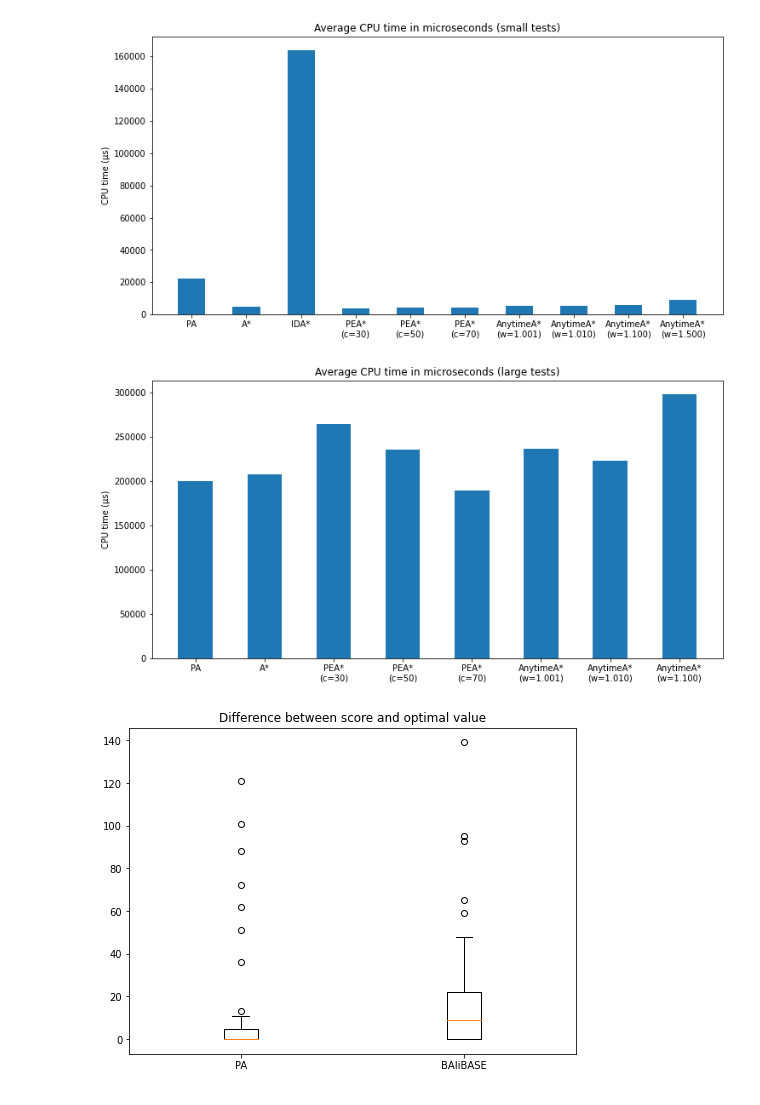
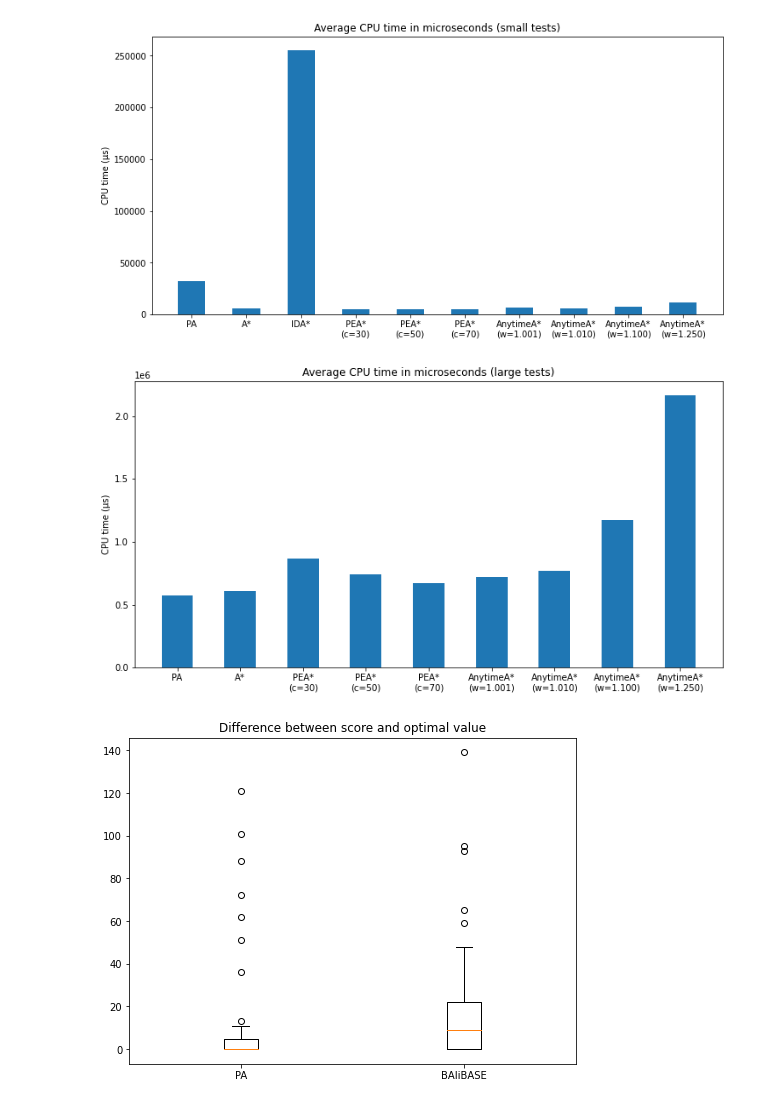
Before and after one commit to rediska0123/msa-heuristic-search, a Jupyter notebook: plots_generation.ipynb, the cells around one changed output. Saved outputs shown, nothing was run; the diff lists cells and outputs as text; code cells hidden in the pictures.

Commit message:
Fix plots

```diff
--- a/plots_generation.ipynb
+++ b/plots_generation.ipynb
@@ -66,7 +66,7 @@ if not os.path.exists(plots_path):
     os.makedirs(plots_path)
 
 pea_weights = [30, 50, 70]
-awa_weights = ['1.001000', '1.010101', '1.100000', '1.500000']
+awa_weights = ['1.001000', '1.010101', '1.100000', '1.250000']
 PAM = 'PAM250'
 
 pea_names = [f'PEA*(c={w})' for w in pea_weights]
@@ -76,44 +76,44 @@ all_names = ['PA', 'A*', 'IDA*'] + pea_names + awa_names
 df = pd.read_csv("results.csv")
 df = add_graph_size(df)
 df_ida = filter_by_mtx(filter_by_time(df, all_names, 5), PAM) # ida was not interrupted
-df_ida_small =  filter_by_size(df_ida, 0, 1e6)
-df_ida_large = filter_by_size(df_ida, 1e6, 1e19)
+df_ida_small =  filter_by_size(df_ida, 0, 1e7)
+df_ida_large = filter_by_size(df_ida, 1e7, 1e19)
 
 df_other = filter_by_mtx(filter_by_time(df,['PA', 'A*'] + pea_names + awa_names, 5), PAM) # ida wasn't interrupted on any other algorithm
 df_small = filter_by_size(df_other, 0, 1e6)
-df_large = filter_by_size(df_other, 1e6, 1e19)
+df_large = filter_by_size(df_other, 1e7, 1e19)
 # %%
 # with slowest algorithms
 fig, ax = plt.subplots(figsize=(12,6))
 df_cur = df_ida_small
 labels = get_labels(all_names)
 x = np.arange(len(labels))
 y = [df_cur[a + ' runtime (micros)'].mean() for a in all_names]
 ax.set_xticks(x)
 ax.set_xticklabels(labels)
 ax.set_ylabel('CPU time (μs)')
 ax.set_title('Average CPU time in microseconds (small tests)')
 ax.bar(x, y, 0.5)
 plt.savefig(plots_path + "cpu_small_tests.png")
 
 #without slowest algorithms
 fig, ax = plt.subplots(figsize=(12,6))
 df_cur = df_large
-names = ['PA', 'A*'] + pea_names + awa_names[:-1]
+names = ['PA', 'A*'] + pea_names + awa_names
 labels = get_labels(names)
 x = np.arange(len(labels))
 y = [df_cur[a + ' runtime (micros)'].mean() for a in names]
 ax.set_xticks(x)
 ax.set_xticklabels(labels)
 ax.set_ylabel('CPU time (μs)')
 ax.set_title('Average CPU time in microseconds (large tests)')
 ax.bar(x, y, 0.5)
 plt.savefig(plots_path + "cpu_large_tests.png")
 
 plt.show()
 # %% [output]
-[figure, old version]
+[figure, new version]
-[figure, old version]
+[figure, new version]
 # %%
 fig, ax = plt.subplots(figsize=(8,6))
 df_cur = df_small
```
Also changed, not shown: parts of 2 cells of this notebook, 5 other files.
